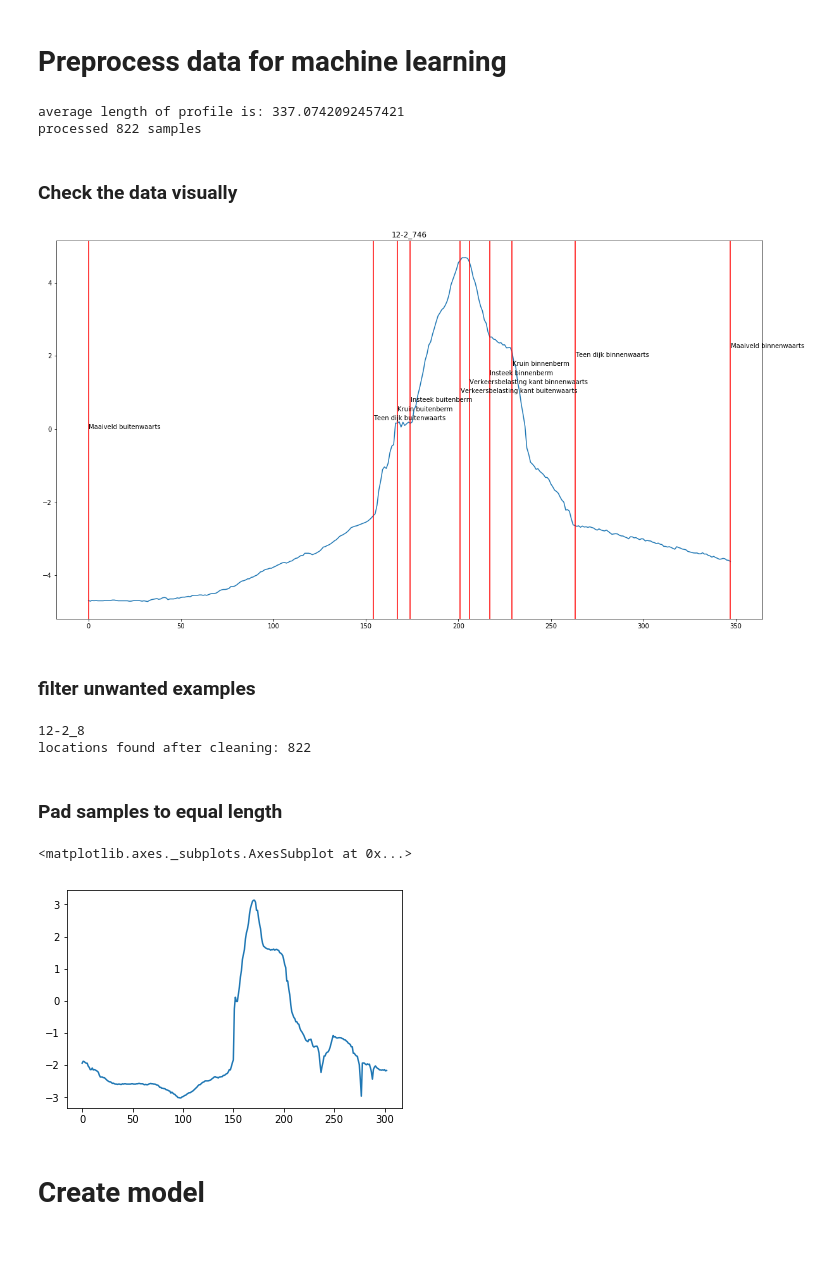
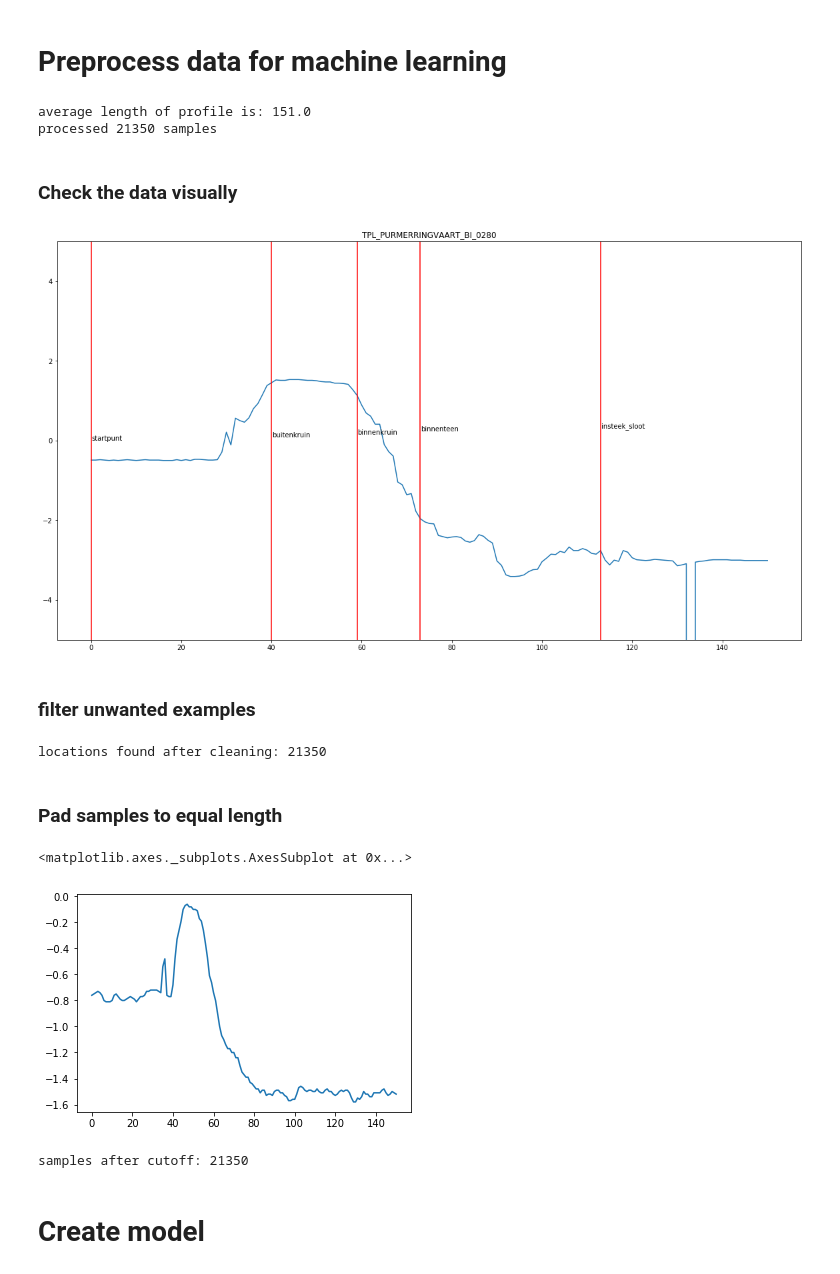
Before and after one commit to HHNK/HHNK-dijkprofiel, a Jupyter notebook: dijk_analysis.ipynb, the cells around one changed output. Cells and saved outputs as stored; diff of their text form; code cells hidden in the pictures; blank space fills up the shorter version.

Commit message:
pytorch code and various cleaning

```diff
--- a/dijk_analysis.ipynb
+++ b/dijk_analysis.ipynb
@@ -79,6 +265,15 @@ print(cpoints_dict)
 # %%
 # prepare data in sample_list format. with Y vectors of equal length to profile, containing a class number for each point
 # classes
+class_dict_regionaal = {
+    "leeg": 0,
+    "startpunt": 1,
+    "buitenkruin": 2,
+    "binnenkruin": 3,
+    "binnenteen": 4,
+    "insteek_sloot": 5
+}
+
 class_dict = {
     'leeg': 0,
     'Maaiveld binnenwaarts': 1,
@@ -88,6 +283,7 @@ class_dict = {
     'Insteek sloot dijkzijde': 5,
     'Teen dijk binnenwaarts': 6,
     'Kruin binnenberm': 7,
+    'binnenkruin': 7, # ben data
     'Insteek binnenberm': 8,
     'Kruin binnentalud': 9,
     'Verkeersbelasting kant binnenwaarts': 9, # 10
@@ -95,6 +291,7 @@ class_dict = {
     'Verkeersbelasting kant buitenwaarts': 11,
     'Insteek buitenberm': 13,
     'Kruin buitenberm': 14,
+    'buitenkruin':14, # ben data
     'Teen dijk buitenwaarts': 15,
     'Insteek geul': 16,
     'Teen geul': 17,
@@ -102,7 +299,13 @@ class_dict = {
     'Maaiveld buitenwaarts': 19,
 }
 
+class_dict = class_dict_regionaal
+
 inverse_class_dict = {v: k for k, v in class_dict.items()}
+
+# UNCOMMENT THIS FOR BETTER NAMES USING ORIGINAL DATA
+# inverse_class_dict[9] = 'Kruin binnentalud'
+# inverse_class_dict[11] = 'Kruin buitentalud'
 
 X_samples_list = []
 Y_samples_list = []
@@ -140,44 +343,43 @@ print("average length of profile is: {}".format(np.array([len(sample) for sample
 assert len(Y_samples_list) == len(X_samples_list)
 print("processed {} samples".format(len(Y_samples_list)))
 # %% [output]
-average length of profile is: 337.0742092457421
-processed 822 samples
+average length of profile is: 151.0
+processed 21350 samples
 # %% [markdown]
 ### Check the data visually
 # %%
 idx = np.random.randint(len(X_samples_list))
 random_sample_x = X_samples_list[idx]
 random_sample_y = Y_samples_list[idx]
 location_name = location_list[idx]
 fig, ax = plt.subplots(figsize=(20,11))
 plt.title(location_name)
 sns.lineplot(data=random_sample_x)
-
+ax.set_ylim(top=5, bottom=-5)
 label_height = 0
 label_height_distance = np.max(random_sample_x)/19
 
 for index, class_n in enumerate(random_sample_y):
     if class_n != 0:
-        plt.axvline(index, 0,np.max(random_sample_x), color='r')
+        plt.axvline(index, 0,5, color='r')
         plt.text(index + 0.1, label_height, inverse_class_dict[class_n], rotation=0)
         label_height += label_height_distance
 # %% [output]
-[figure, old version]
+[figure, new version]
 # %% [markdown]
 ### filter unwanted examples
 # %%
-# filter unwanted samples by hand.
-# bad_samples = [
-#     ''
-# ]
-
 # use samples only from 12-2_130 to 12-2-445  and 12-2_501 to 12-2_831(only easy samples)
 X_simple_list = []
 Y_simple_list = []
 location_simple_list = []
 
 for i, location in enumerate(location_list):
-    count = int(location.split('_')[-1])
+    try:
+        count = int(location.split('_')[-1])
+    except:
+        count = int(location.split(' ')[-1])
+#     filters for the hard profiles of original data set 12-2
 #     if count > 130 and count < 445:
 #         X_simple_list.append(X_samples_list[i])
 #         Y_simple_list.append(Y_samples_list[i])
@@ -188,28 +390,28 @@ for i, location in enumerate(location_list):
 #         Y_simple_list.append(Y_samples_list[i])
 #         location_simple_list.append(location_list[i])
 
-    if count > 0 and count < 1000:
-        X_simple_list.append(X_samples_list[i])
-        Y_simple_list.append(Y_samples_list[i])
-        location_simple_list.append(location_list[i])
+#   let everything pass
+    X_simple_list.append(X_samples_list[i])
+    Y_simple_list.append(Y_samples_list[i])
+    location_simple_list.append(location_list[i])
 
 
-print(location_simple_list[5])
+# print(location_simple_list[5])
 # sns.lineplot(data=X_simple_list[5])
 # print(X_simple_list[5])
 # print(Y_simple_list[5])
 print("locations found after cleaning: {}".format(len(location_simple_list)))
 # %% [output]
-12-2_8
-locations found after cleaning: 822
+locations found after cleaning: 21350
 # %% [markdown]
 ### Pad samples to equal length
 # %%
+# inspect random profile
 np.set_printoptions(suppress=True)
-sns.lineplot(data=X_simple_list[100])
+sns.lineplot(data=X_simple_list[np.random.randint(len(X_simple_list))])
 # %% [output]
 <matplotlib.axes._subplots.AxesSubplot at 0x...>
-[figure, old version]
+[figure, new version]
 # %%
 padded_x = []
 padded_y = []
@@ -230,14 +432,17 @@ for i, sample in enumerate(X_simple_list):
 X = np.array(padded_x)
 y = np.array(padded_y)
 
+print("samples after cutoff: {}".format(X.shape[0]))
 # X = X.reshape(X.shape[0], X.shape[1], 1)
 # X = X.reshape(X.shape[0], X.shape[1], 1)
 
-y_cat = keras.utils.to_categorical(y, 20)
+y_cat = keras.utils.to_categorical(y, len(class_dict))
 
 # len([len(sample) for sample in X_samples if len(sample) > 500])
 # sns.lineplot(data=padded_x[320])
 # print(padded_locations[320])
+# %% [output]
+samples after cutoff: 21350
 # %% [markdown]
 # Create model
 # %% [markdown]
```
Also changed, not shown: parts of 27 cells of this notebook, 2 other files.
